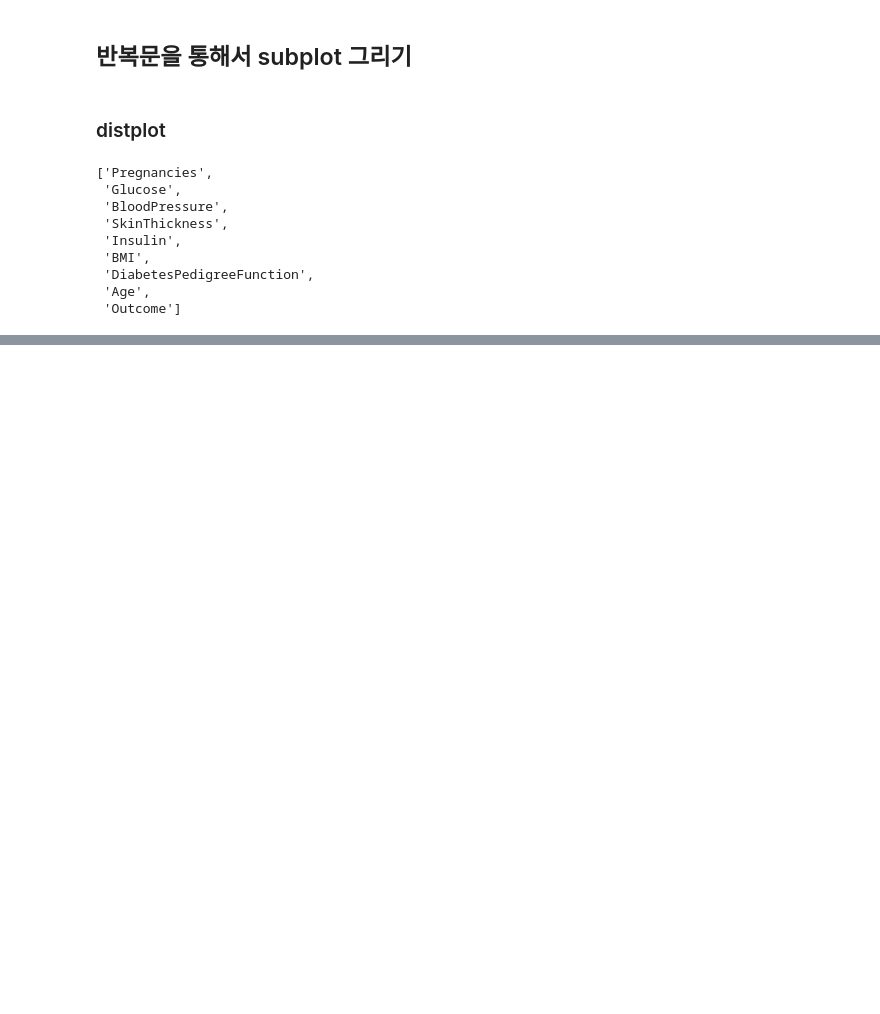
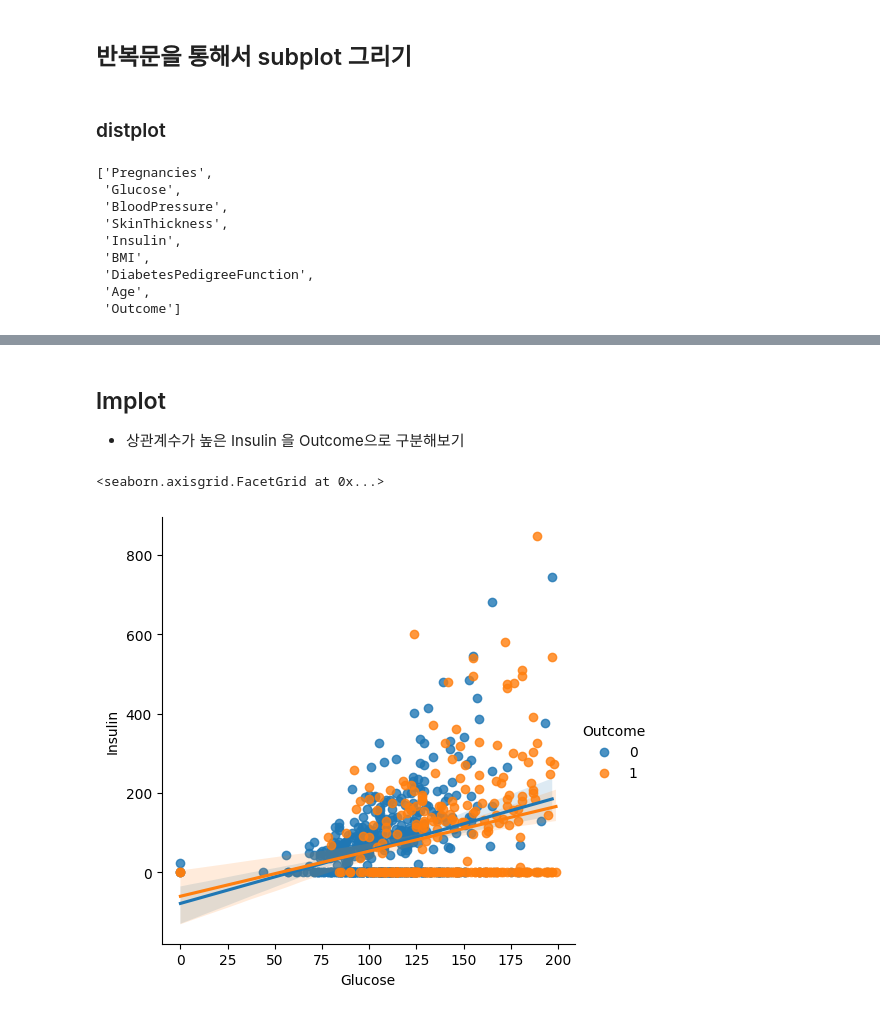
Before and after one commit to gyoungseok/100_Days_of_Python_Udemy, a Jupyter notebook: 3.Project based data science basic/3.Exploratary Data Analysis.ipynb, the cells around one changed output, grey strips where cells are left out. Drawn from its saved outputs; the diff is of its cells as text; code cells hidden in the pictures; blank space fills up the shorter version.

```diff
--- a/3.Project based data science basic/3.Exploratary Data Analysis.ipynb
+++ b/3.Project based data science basic/3.Exploratary Data Analysis.ipynb
@@ -474 +450,10 @@ https://gist.github.com/mwaskom/de44147ed2974457ad6372750bbe5751
 [figure]
+# %% [markdown]
+## lmplot
+* 상관계수가 높은 Insulin 을 Outcome으로 구분해보기
+# %%
+# Glucose 와 Insulin을 Outcome으로 구분
+sns.lmplot(data=df, x='Glucose', y='Insulin', hue='Outcome')
+# %% [output]
+<seaborn.axisgrid.FacetGrid at 0x...>
+[figure, added]
```
Also changed, not shown: parts of 20 cells of this notebook, 1 other file.
